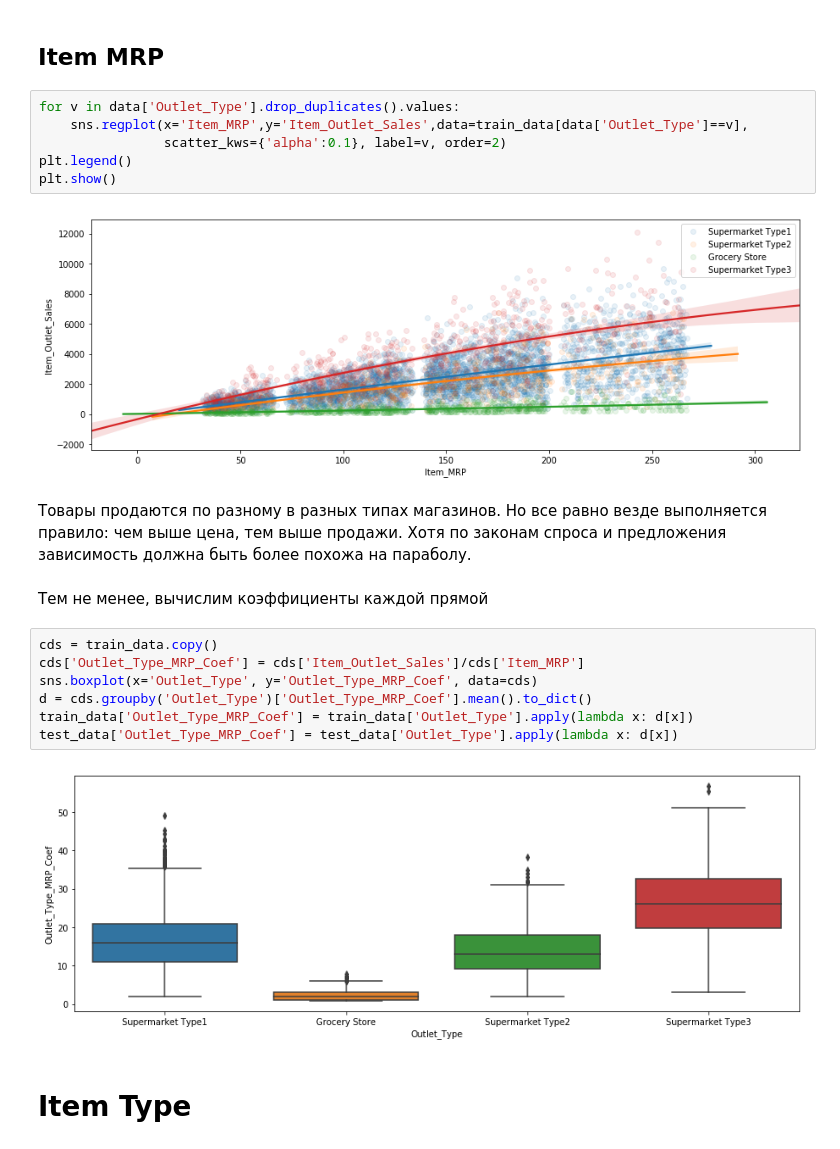
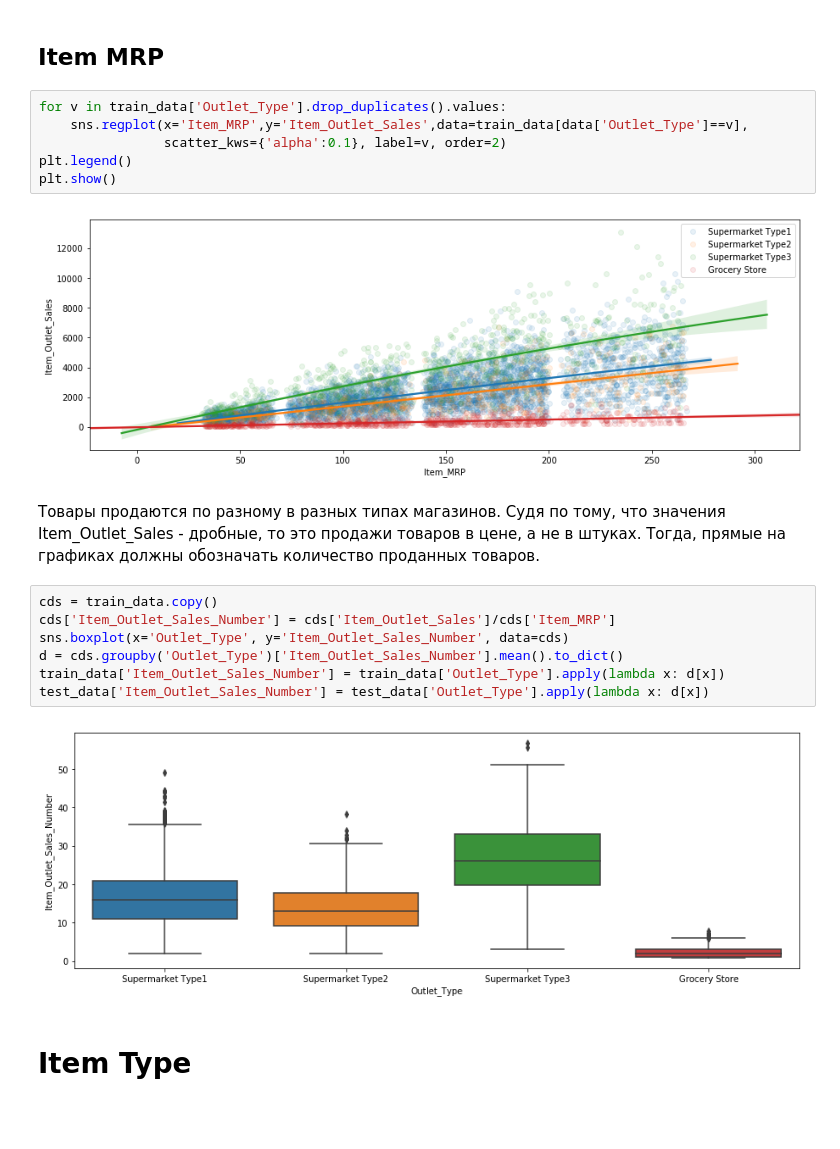
Before and after one commit to EgorDudyrev/netology_ml, a Jupyter notebook: 9_semifinal_task/Semifinal_task.ipynb, the cells around one changed output. Saved outputs shown, nothing was run; the diff lists cells and outputs as text; blank space fills up the shorter version.

```diff
--- a/9_semifinal_task/Semifinal_task.ipynb
+++ b/9_semifinal_task/Semifinal_task.ipynb
@@ -159,26 +159,24 @@ test_data['Big_Visibility_Flag'] = test_data['Item_Visibility']>t
 # %% [markdown]
 ## Item MRP
 # %%
-for v in data['Outlet_Type'].drop_duplicates().values:
+for v in train_data['Outlet_Type'].drop_duplicates().values:
     sns.regplot(x='Item_MRP',y='Item_Outlet_Sales',data=train_data[data['Outlet_Type']==v],
                 scatter_kws={'alpha':0.1}, label=v, order=2)
 plt.legend()
 plt.show()
 # %% [output]
-[figure, old version]
+[figure, new version]
-# %% [markdown]
-Товары продаются по разному в разных типах магазинов. Но все равно везде выполняется правило: чем выше цена, тем выше продажи. Хотя по законам спроса и предложения зависимость должна быть более похожа на параболу.
-# %% [markdown]
-Тем не менее, вычислим коэффициенты каждой прямой
+# %% [markdown]
+Товары продаются по разному в разных типах магазинов. Судя по тому, что значения Item_Outlet_Sales - дробные, то это продажи товаров в цене, а не в штуках. Тогда, прямые на графиках должны обозначать количество проданных товаров.
 # %%
 cds = train_data.copy()
-cds['Outlet_Type_MRP_Coef'] = cds['Item_Outlet_Sales']/cds['Item_MRP']
-sns.boxplot(x='Outlet_Type', y='Outlet_Type_MRP_Coef', data=cds)
-d = cds.groupby('Outlet_Type')['Outlet_Type_MRP_Coef'].mean().to_dict()
-train_data['Outlet_Type_MRP_Coef'] = train_data['Outlet_Type'].apply(lambda x: d[x])
-test_data['Outlet_Type_MRP_Coef'] = test_data['Outlet_Type'].apply(lambda x: d[x])
+cds['Item_Outlet_Sales_Number'] = cds['Item_Outlet_Sales']/cds['Item_MRP']
+sns.boxplot(x='Outlet_Type', y='Item_Outlet_Sales_Number', data=cds)
+d = cds.groupby('Outlet_Type')['Item_Outlet_Sales_Number'].mean().to_dict()
+train_data['Item_Outlet_Sales_Number'] = train_data['Outlet_Type'].apply(lambda x: d[x])
+test_data['Item_Outlet_Sales_Number'] = test_data['Outlet_Type'].apply(lambda x: d[x])
 # %% [output]
-[figure, old version]
+[figure, new version]
 # %% [markdown]
 # Item Type
 # %%
```
Also changed, not shown: parts of 142 cells of this notebook, 6 other files.
